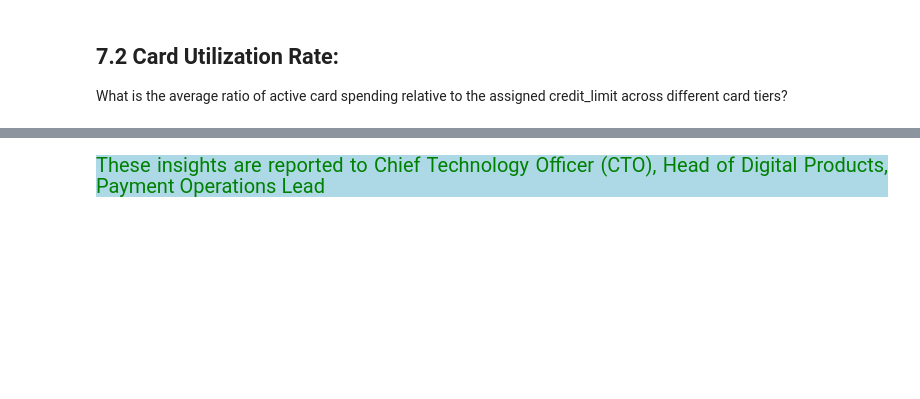
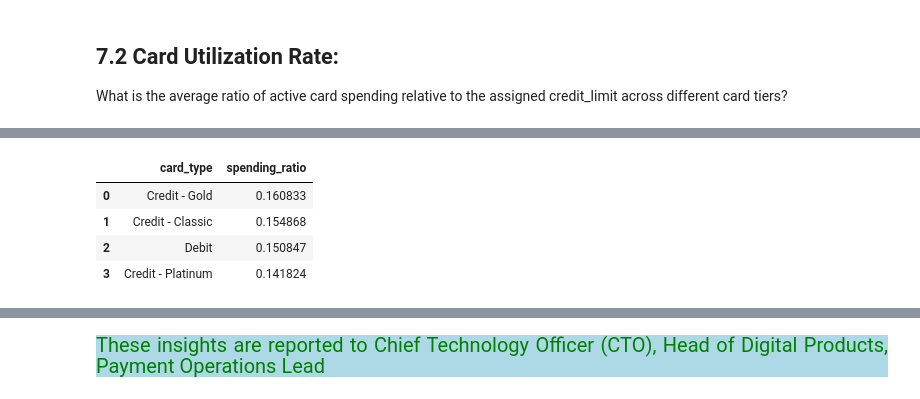
Before and after one commit to Kartika-Nidhi/Banking_Transaction_Analysis_SQL, a Jupyter notebook: BankingTransactions.ipynb, the cells around one changed output, grey strips where cells are left out. Saved outputs shown, nothing was run; the diff lists cells and outputs as text; code cells hidden in the pictures; blank space fills up the shorter version.

```diff
--- a/BankingTransactions.ipynb
+++ b/BankingTransactions.ipynb
@@ -1268,3 +1365,22 @@ What is the distribution of transaction volume and total amount across channels
 What is the average ratio of active card spending relative to the assigned credit_limit across different card tiers?
 # %% [markdown]
 <div>
+# %%
+query = """
+SELECT card_type, SUM(amount)/SUM(credit_limit) AS spending_ratio
+FROM cards AS c
+JOIN transactions AS t
+    ON c.account_id = t.account_id
+WHERE status = 'Active'
+GROUP BY card_type
+ORDER BY spending_ratio DESC;
+"""
+
+df = pd.read_sql(query, engine)
+df
+# %% [output]
+|  | card_type | spending_ratio |
+| 0 | Credit - Gold | 0.160833 |
+| 1 | Credit - Classic | 0.154868 |
+| 2 | Debit | 0.150847 |
+| 3 | Credit - Platinum | 0.141824 |
```
Also changed, not shown: parts of 5 cells of this notebook.
